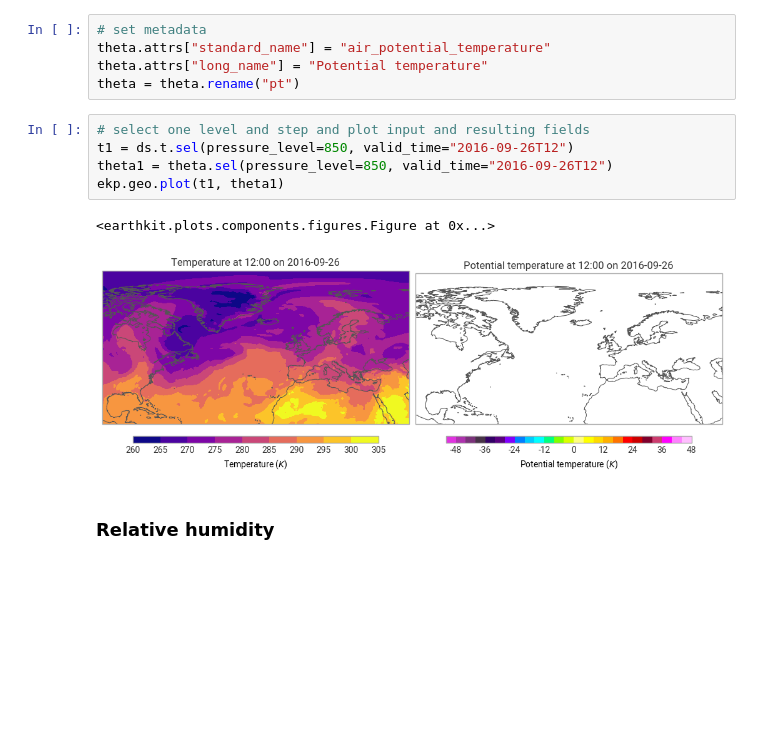
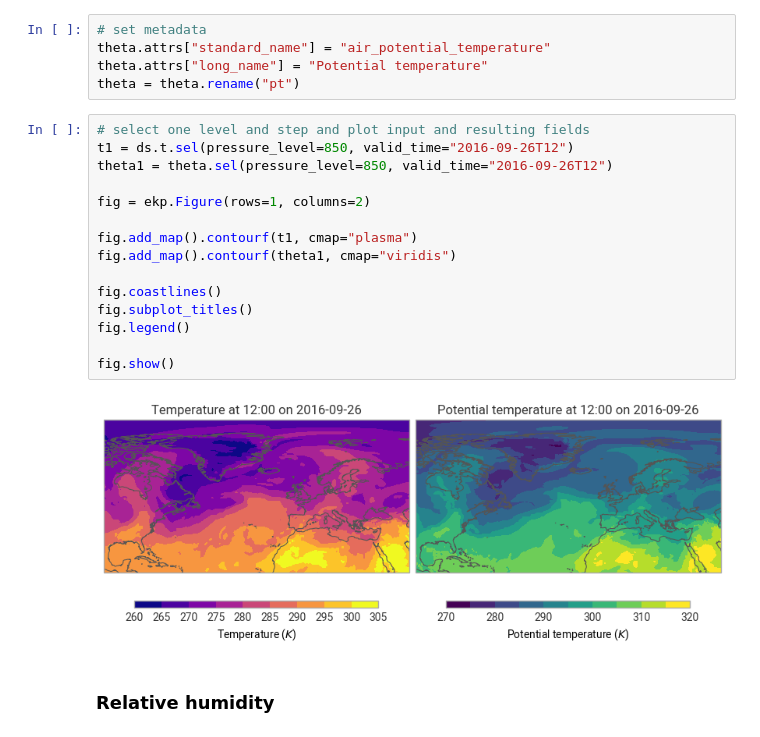
Before and after one commit to ecmwf-training/2026-earthkit-training, a Jupyter notebook: content/earthkit-meteo/ekm-2-thermo.ipynb, the cells around one changed output. Drawn from its saved outputs; the diff is of its cells as text; blank space fills up the shorter version.

```diff
--- a/content/earthkit-meteo/ekm-2-thermo.ipynb
+++ b/content/earthkit-meteo/ekm-2-thermo.ipynb
@@ -181,11 +181,20 @@ theta = theta.rename("pt")
 # %%
 # select one level and step and plot input and resulting fields
 t1 = ds.t.sel(pressure_level=850, valid_time="2016-09-26T12")
 theta1 = theta.sel(pressure_level=850, valid_time="2016-09-26T12")
-ekp.geo.plot(t1, theta1)
+
+fig = ekp.Figure(rows=1, columns=2)
+
+fig.add_map().contourf(t1, cmap="plasma")
+fig.add_map().contourf(theta1, cmap="viridis")
+
+fig.coastlines()
+fig.subplot_titles()
+fig.legend()
+
+fig.show()
 # %% [output]
-<earthkit.plots.components.figures.Figure at 0x...>
-[figure, old version]
+[figure, new version]
 # %% [markdown]
 ### Relative humidity
 # %%
```
Also changed, not shown: parts of 1 cell of this notebook, 1 other file.
